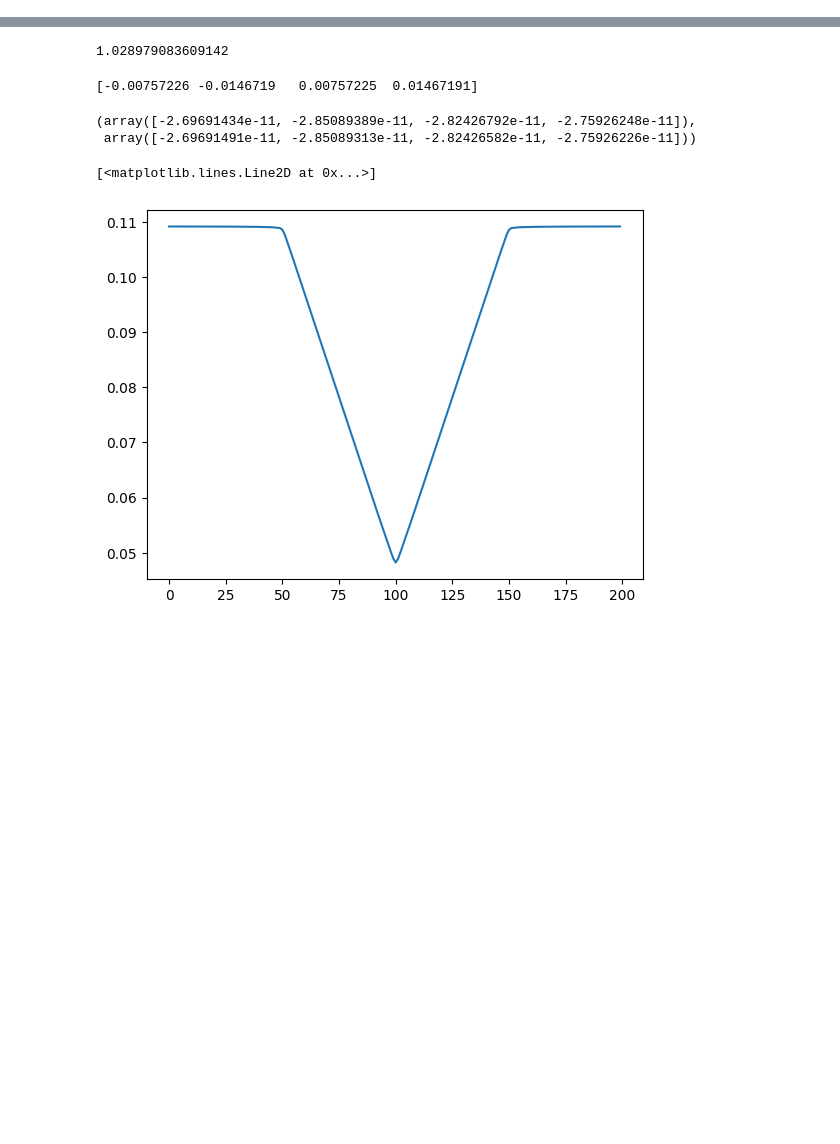
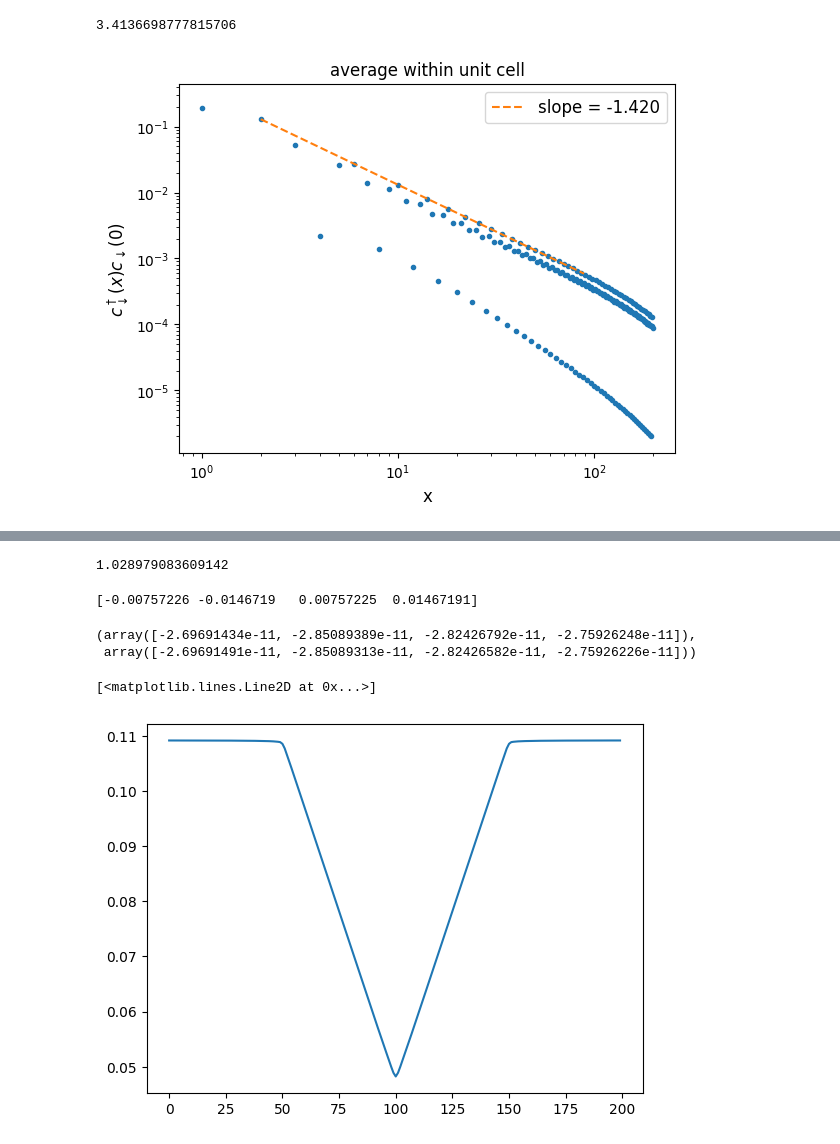
Before and after one commit to aravindhshankar/Spin1LongRangeOrder.jl, a Jupyter notebook: python/central_charge/visualize_helper.ipynb, the cells around one changed output, grey strips where cells are left out. Saved outputs shown, nothing was run; the diff lists cells and outputs as text; code cells hidden in the pictures; blank space fills up the shorter version.

```diff
--- a/python/central_charge/visualize_helper.ipynb
+++ b/python/central_charge/visualize_helper.ipynb
@@ -52,0 +114,25 @@ print(Kc)
+# %%
+xvals = np.arange(distrange)
+# yvals = obs.denoise_rolling(np.abs(alt_spinzcorr), window=1)
+yvals = obs.denoise_rolling(np.abs(alt_electroncorr), window=1)
+# yvals = np.abs(obs.SzSz_corr(psi, 100, connected=True))
+plt.plot(xvals, yvals,ls='', marker='.')
+fitw = slice(2, 90,4)
+plotw = slice(2, 90)
+m, logc = np.polyfit(np.log(xvals[fitw]), np.log(yvals[fitw]), 1)
+plt.plot(xvals[plotw], np.abs(np.exp(logc) * xvals[plotw]**m ), ls='--', label=f'slope = {m:.3f}')
+# vibes = 0.07 * xvals**(-1 - 0.7126) * np.abs(np.log(xvals))**0.5
+# plt.plot(vibes)
+plt.yscale('log')
+plt.xscale('log')
+plt.legend(fontsize=12)
+
+plt.xlabel('x', fontsize=12)
+plt.ylabel(r'$c^\dagger_\downarrow(x) c_\downarrow(0)$',fontsize=12)
+plt.title('average within unit cell', fontsize=12)
+Kc = np.pi**2 * np.exp(logc)
+print(Kc)
+plt.savefig('Electroncorr.png', dpi=300)
+# %% [output]
+3.4136698777815706
+[figure, added]
```
Also changed, not shown: parts of 7 cells of this notebook, 4 other files.
